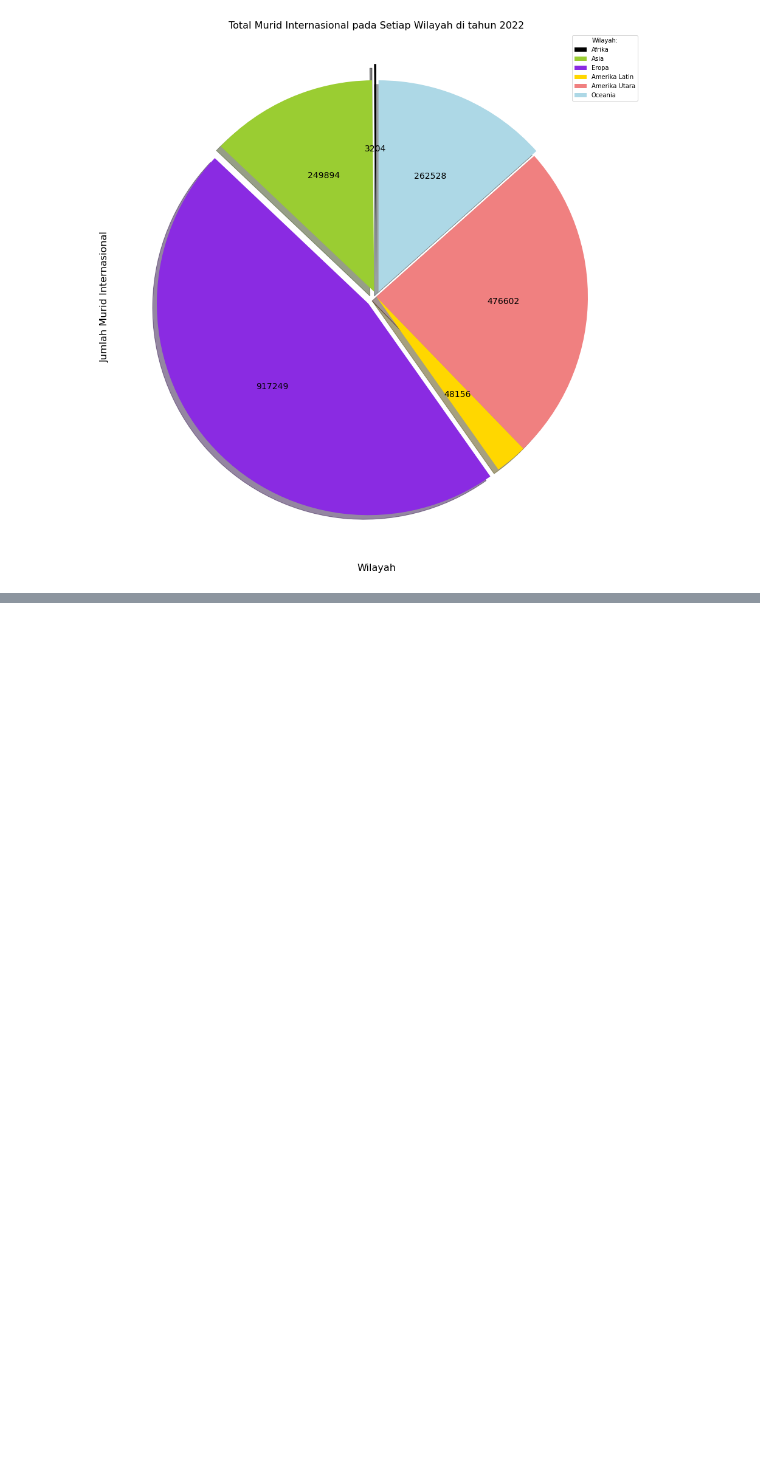
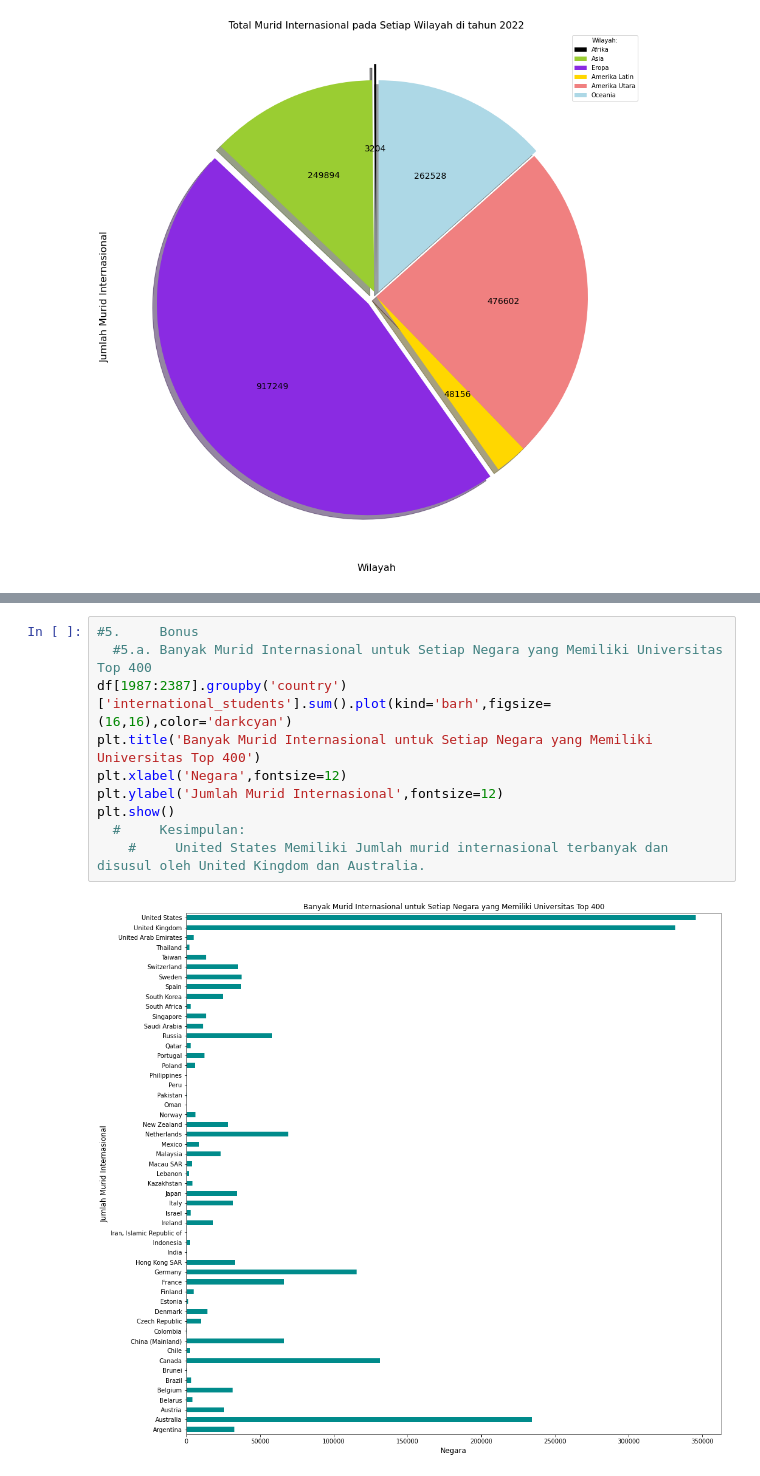
Before and after one commit to dewodt/Analisis-Rank-Universitas, a Jupyter notebook: Analisis_Tubes2.ipynb, the cells around one changed output, grey strips where cells are left out. Drawn from its saved outputs; the diff is of its cells as text; blank space fills up the shorter version.

```diff
--- a/Analisis_Tubes2.ipynb
+++ b/Analisis_Tubes2.ipynb
@@ -1111 +1138,13 @@ print(corr4)
+# %%
+#5.     Bonus
+  #5.a. Banyak Murid Internasional untuk Setiap Negara yang Memiliki Universitas Top 400
+df[1987:2387].groupby('country')['international_students'].sum().plot(kind='barh',figsize=(16,16),color='darkcyan')
+plt.title('Banyak Murid Internasional untuk Setiap Negara yang Memiliki Universitas Top 400')
+plt.xlabel('Negara',fontsize=12)
+plt.ylabel('Jumlah Murid Internasional',fontsize=12)
+plt.show()
+  #     Kesimpulan:
+    #     United States Memiliki Jumlah murid internasional terbanyak dan disusul oleh United Kingdom dan Australia.
+# %% [output]
+[figure, added]
 # %% [markdown]
```
Also changed, not shown: parts of 18 cells of this notebook.
